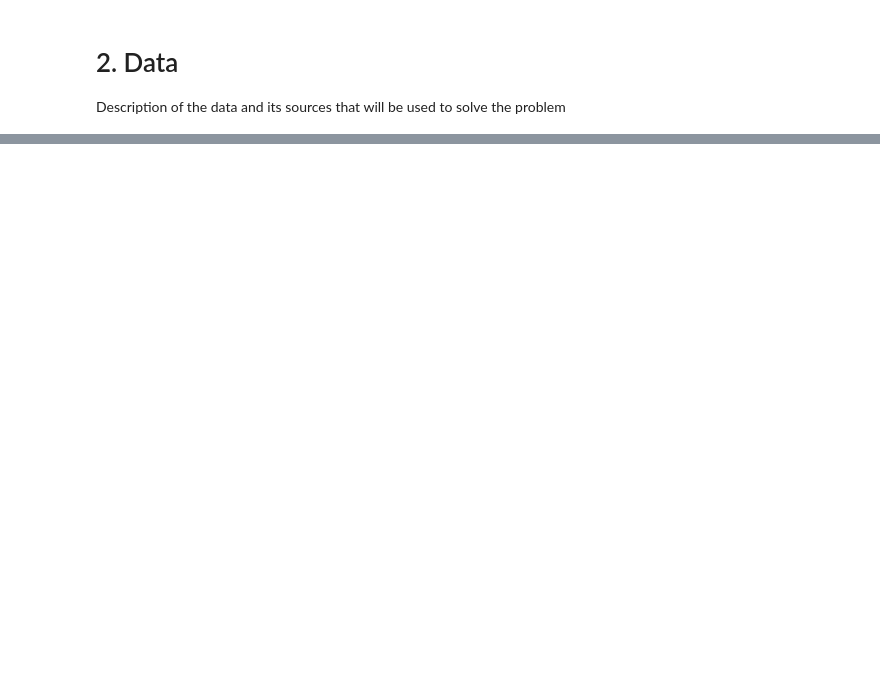
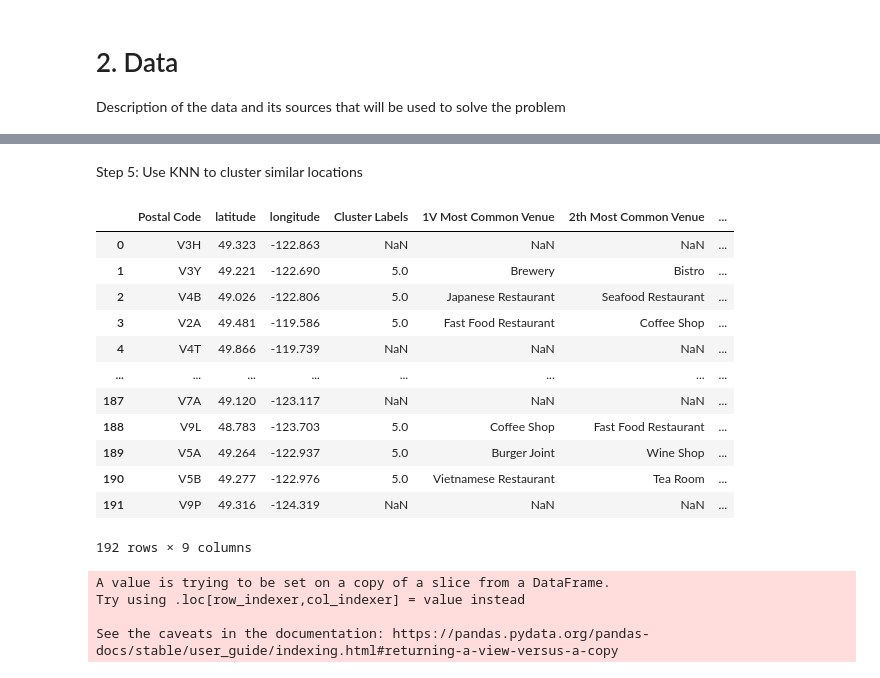
Before and after one commit to dcoder0111/Coursera_Capstone, a Jupyter notebook: Coursera_Capstone_Final_Project.ipynb, the cells around one changed output, grey strips where cells are left out. Saved outputs shown, nothing was run; the diff lists cells and outputs as text; code cells hidden in the pictures; blank space fills up the shorter version.

```diff
--- a/Coursera_Capstone_Final_Project.ipynb
+++ b/Coursera_Capstone_Final_Project.ipynb
@@ -53,0 +388,4 @@ Description of the data and its sources that will be used to solve the problem
+# %%
+bc_food_venues = bc_venues.dropna()
+# %%
+bc_food_venues = bc_food_venues.drop('food_venue', axis=1)
@@ -53,0 +411,12 @@ Description of the data and its sources that will be used to solve the problem
+# %%
+# one hot encoding
+bc_onehot = pd.get_dummies(bc_food_venues[['Venue Category']], prefix="", prefix_sep="")
+
+# add neighborhood column back to dataframe
+bc_onehot['Postal Code'] = bc_food_venues['Postal Code']
+
+# move neighborhood column to the first column
+fixed_columns = [bc_onehot.columns[-1]] + list(bc_onehot.columns[:-1])
+bc_onehot = bc_onehot[fixed_columns]
+
+bc_onehot.head()
@@ -53,0 +431,3 @@ Description of the data and its sources that will be used to solve the problem
+# %%
+bc_grouped = bc_onehot.groupby('Postal Code').mean().reset_index()
+bc_grouped.head()
@@ -53,0 +476,45 @@ Description of the data and its sources that will be used to solve the problem
+# %% [markdown]
+Step 5: Use KNN to cluster similar locations
+# %%
+from sklearn.model_selection import train_test_split
+from sklearn.neighbors import KNeighborsClassifier
+from sklearn.cluster import KMeans
+# set number of clusters
+kclusters = 10
+bc_grouped_clustering = bc_grouped.drop('Postal Code', 1)
+
+# run k-means clustering
+kmeans = KMeans(n_clusters=kclusters, random_state=0).fit(bc_grouped_clustering)
+
+# check cluster labels generated for each row in the dataframe
+kmeans.labels_[0:10]
+
+# add clustering labels
+postal_venues_sorted.insert(0, 'Cluster Labels', kmeans.labels_)
+bc_merged = df
+
+bc_merged = bc_merged.join(postal_venues_sorted.set_index('Postal Code'), on='Postal Code')
+
+bc_merged # check the last columns!
+# %% [output]
+|  | Postal Code | latitude | longitude | Cluster Labels | 1V Most Common Venue | 2th Most Common Venue | ... |
+| 0 | V3H | 49.323 | -122.863 | NaN | NaN | NaN | ... |
+| 1 | V3Y | 49.221 | -122.690 | 5.0 | Brewery | Bistro | ... |
+| 2 | V4B | 49.026 | -122.806 | 5.0 | Japanese Restaurant | Seafood Restaurant | ... |
+| 3 | V2A | 49.481 | -119.586 | 5.0 | Fast Food Restaurant | Coffee Shop | ... |
+| 4 | V4T | 49.866 | -119.739 | NaN | NaN | NaN | ... |
+| ... | ... | ... | ... | ... | ... | ... | ... |
+| 187 | V7A | 49.120 | -123.117 | NaN | NaN | NaN | ... |
+| 188 | V9L | 48.783 | -123.703 | 5.0 | Coffee Shop | Fast Food Restaurant | ... |
+| 189 | V5A | 49.264 | -122.937 | 5.0 | Burger Joint | Wine Shop | ... |
+| 190 | V5B | 49.277 | -122.976 | 5.0 | Vietnamese Restaurant | Tea Room | ... |
+| 191 | V9P | 49.316 | -124.319 | NaN | NaN | NaN | ... |
+192 rows × 9 columns
+# %%
+bc_merged = bc_merged.dropna()
+bc_merged['Cluster Labels'] = bc_merged['Cluster Labels'].apply(int)
+# %% [output]
+A value is trying to be set on a copy of a slice from a DataFrame.
+Try using .loc[row_indexer,col_indexer] = value instead
+
+See the caveats in the documentation: https://pandas.pydata.org/pandas-docs/stable/user_guide/indexing.html#returning-a-view-versus-a-copy
```
Also changed, not shown: parts of 47 cells of this notebook.
